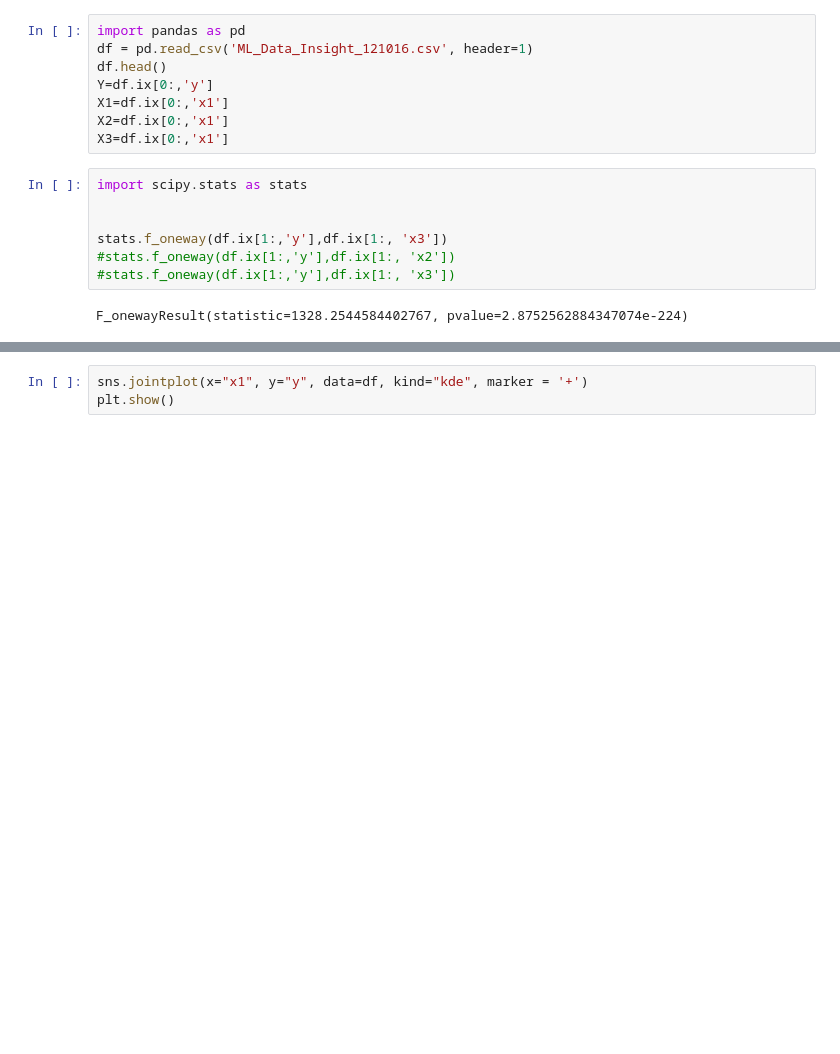
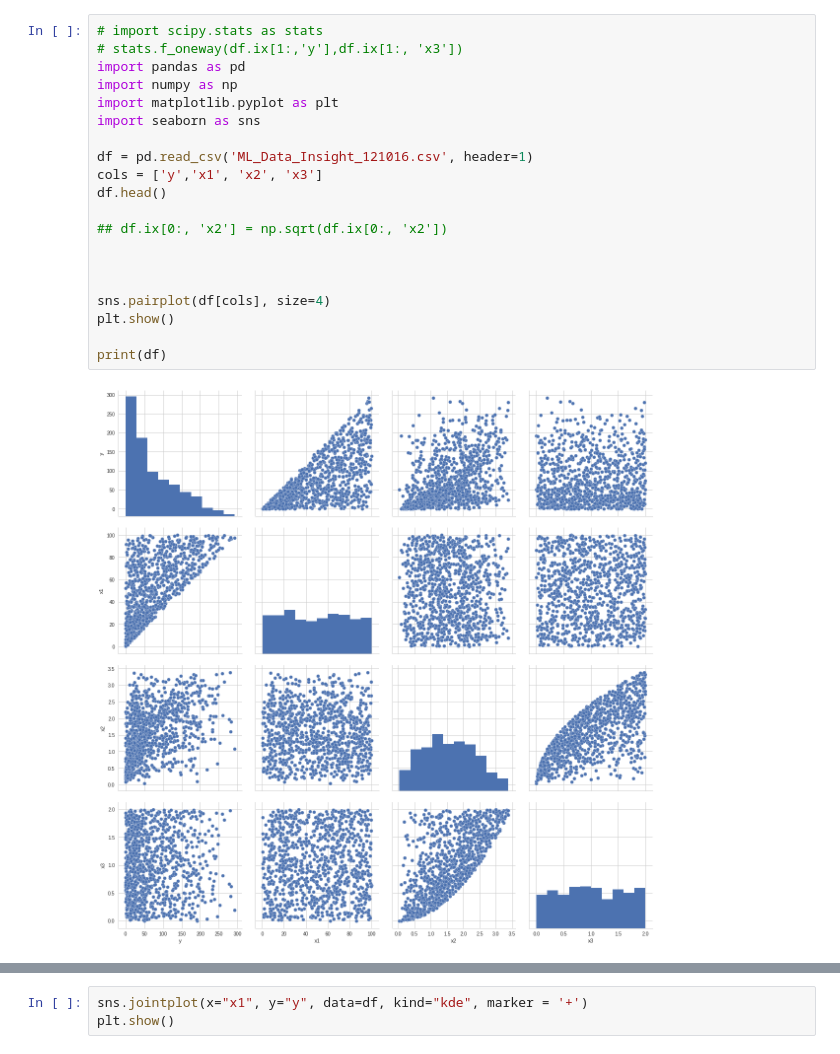
Before and after one commit to perthi/deep-learning, a Jupyter notebook: may.12th.ipynb, the cells around one changed output, grey strips where cells are left out. Saved outputs shown, nothing was run; the diff lists cells and outputs as text; blank space fills up the shorter version.

```diff
--- a/may.12th.ipynb
+++ b/may.12th.ipynb
@@ -1,17 +1,22 @@
-# %%
-import pandas as pd
-df = pd.read_csv('ML_Data_Insight_121016.csv', header=1)
-df.head()
-Y=df.ix[0:,'y']
-X1=df.ix[0:,'x1']
-X2=df.ix[0:,'x1']
-X3=df.ix[0:,'x1']
-# %%
-import scipy.stats as stats
-
-
-stats.f_oneway(df.ix[1:,'y'],df.ix[1:, 'x3'])
-#stats.f_oneway(df.ix[1:,'y'],df.ix[1:, 'x2'])
-#stats.f_oneway(df.ix[1:,'y'],df.ix[1:, 'x3'])
-# %% [output]
-F_onewayResult(statistic=1328.2544584402767, pvalue=2.8752562884347074e-224)
+# %%
+# import scipy.stats as stats
+# stats.f_oneway(df.ix[1:,'y'],df.ix[1:, 'x3'])
+import pandas as pd
+import numpy as np
+import matplotlib.pyplot as plt
+import seaborn as sns
+
+df = pd.read_csv('ML_Data_Insight_121016.csv', header=1)
+cols = ['y','x1', 'x2', 'x3']
+df.head()
+
+## df.ix[0:, 'x2'] = np.sqrt(df.ix[0:, 'x2'])
+
+
+
+sns.pairplot(df[cols], size=4)
+plt.show()
+
+print(df)
+# %% [output]
+[figure, added]
```
Also changed, not shown: parts of 21 cells of this notebook.
